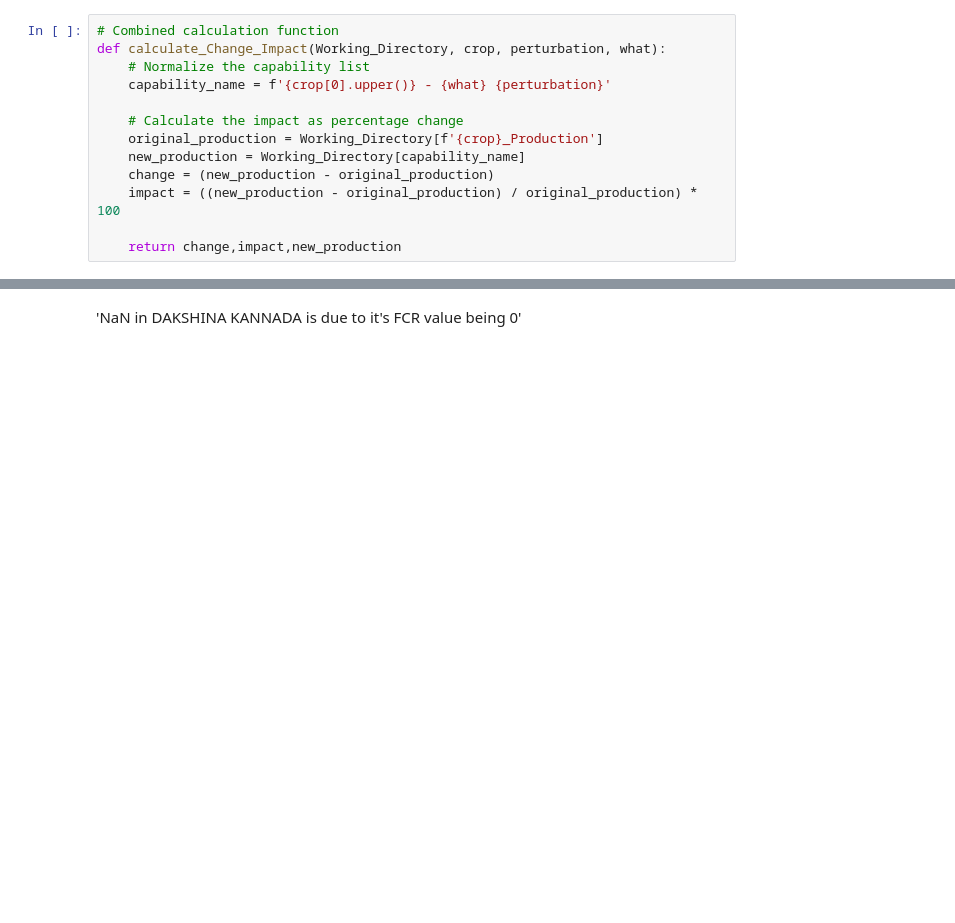
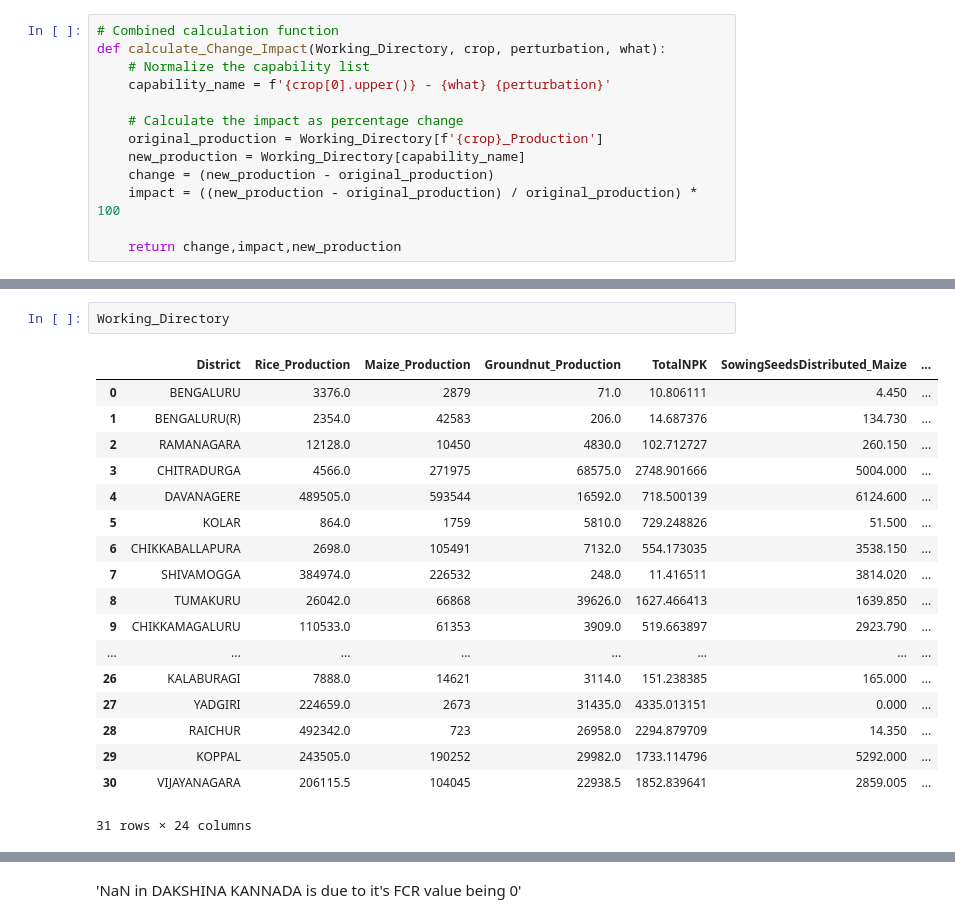
Before and after one commit to WSL-IIITB/WSL_IM_24-25, a Jupyter notebook: 2D_Groundnut_Maize.ipynb, the cells around one changed output, grey strips where cells are left out. Cells and saved outputs as stored; diff of their text form; blank space fills up the shorter version.

```diff
--- a/2D_Groundnut_Maize.ipynb
+++ b/2D_Groundnut_Maize.ipynb
@@ -873,6 +794,27 @@ crop2 = 'Groundnut'
 perturbation = 20
 what = 'NPK'
 Calculate_and_visualize_2D(Maize_Directory,Groundnut_Directory, adj_matrix_np, crop1, crop2, perturbation, what)
+# %%
+Working_Directory
+# %% [output]
+|  | District | Rice_Production | Maize_Production | Groundnut_Production | TotalNPK | SowingSeedsDistributed_Maize | ... |
+| 0 | BENGALURU | 3376.0 | 2879 | 71.0 | 10.806111 | 4.450 | ... |
+| 1 | BENGALURU(R) | 2354.0 | 42583 | 206.0 | 14.687376 | 134.730 | ... |
+| 2 | RAMANAGARA | 12128.0 | 10450 | 4830.0 | 102.712727 | 260.150 | ... |
+| 3 | CHITRADURGA | 4566.0 | 271975 | 68575.0 | 2748.901666 | 5004.000 | ... |
+| 4 | DAVANAGERE | 489505.0 | 593544 | 16592.0 | 718.500139 | 6124.600 | ... |
+| 5 | KOLAR | 864.0 | 1759 | 5810.0 | 729.248826 | 51.500 | ... |
+| 6 | CHIKKABALLAPURA | 2698.0 | 105491 | 7132.0 | 554.173035 | 3538.150 | ... |
+| 7 | SHIVAMOGGA | 384974.0 | 226532 | 248.0 | 11.416511 | 3814.020 | ... |
+| 8 | TUMAKURU | 26042.0 | 66868 | 39626.0 | 1627.466413 | 1639.850 | ... |
+| 9 | CHIKKAMAGALURU | 110533.0 | 61353 | 3909.0 | 519.663897 | 2923.790 | ... |
+| ... | ... | ... | ... | ... | ... | ... | ... |
+| 26 | KALABURAGI | 7888.0 | 14621 | 3114.0 | 151.238385 | 165.000 | ... |
+| 27 | YADGIRI | 224659.0 | 2673 | 31435.0 | 4335.013151 | 0.000 | ... |
+| 28 | RAICHUR | 492342.0 | 723 | 26958.0 | 2294.879709 | 14.350 | ... |
+| 29 | KOPPAL | 243505.0 | 190252 | 29982.0 | 1733.114796 | 5292.000 | ... |
+| 30 | VIJAYANAGARA | 206115.5 | 104045 | 22938.5 | 1852.839641 | 2859.005 | ... |
+31 rows × 24 columns
 # %%
 def calculate_change_impact(crop, perturbation, what):
     capability_name = f'{crop[0].upper()} - {what} {perturbation}'
```
Also changed, not shown: parts of 16 cells of this notebook, 23 other files.
